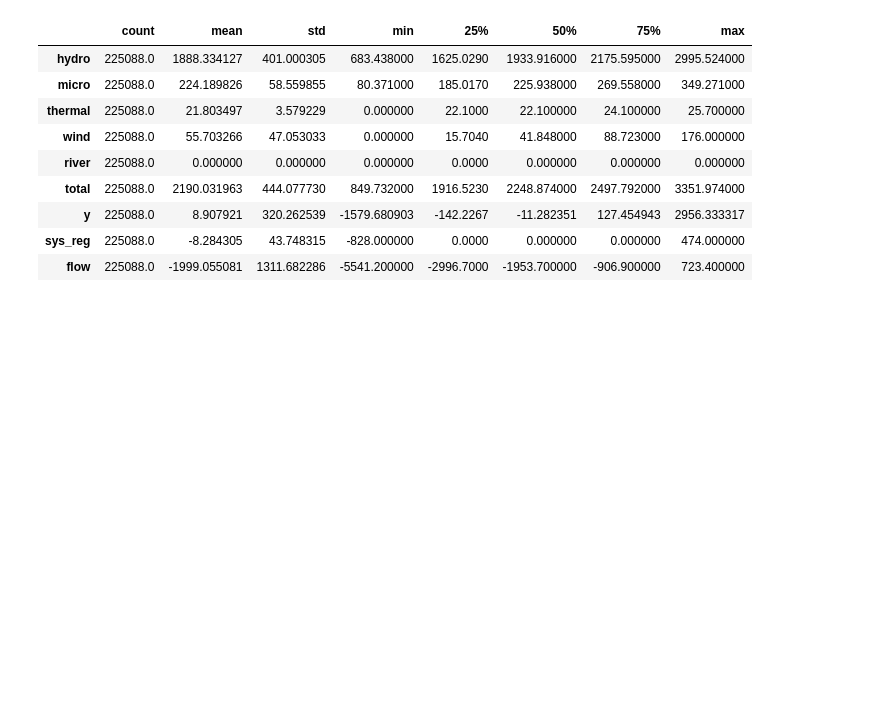
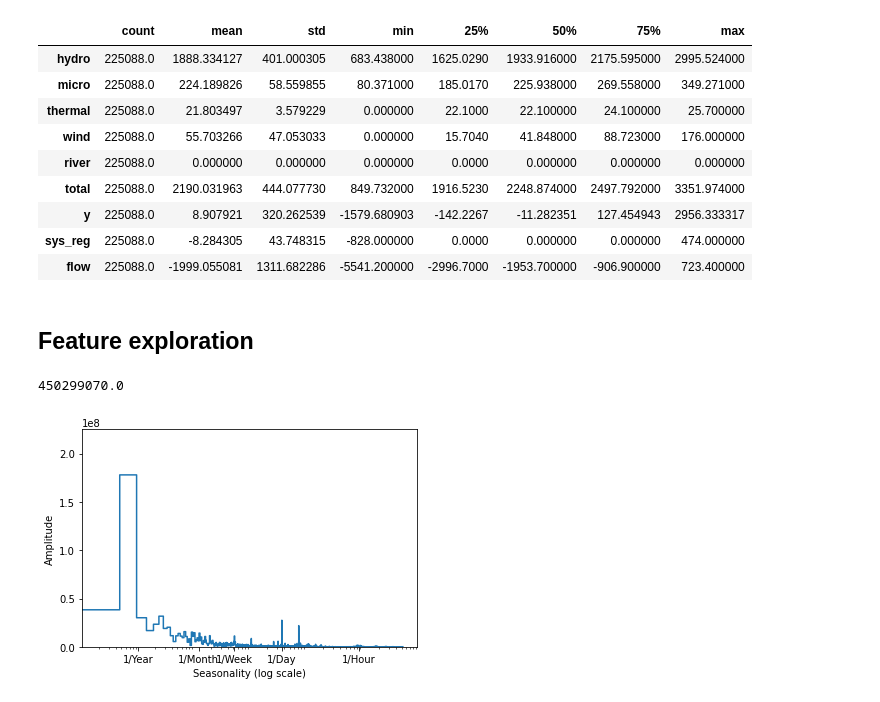
Before and after one commit to Kohmann/DL-power-imbalance-forecasting, a Jupyter notebook: data_exploration.ipynb, the cells around one changed output. Cells and saved outputs as stored; diff of their text form; code cells hidden in the pictures; blank space fills up the shorter version.

```diff
--- a/data_exploration.ipynb
+++ b/data_exploration.ipynb
@@ -38,3 +48,38 @@ df.describe().transpose()
 | y | 225088.0 | 8.907921 | 320.262539 | -1579.680903 | -142.2267 | -11.282351 | 127.454943 | 2956.333317 |
 | sys_reg | 225088.0 | -8.284305 | 43.748315 | -828.000000 | 0.0000 | 0.000000 | 0.000000 | 474.000000 |
 | flow | 225088.0 | -1999.055081 | 1311.682286 | -5541.200000 | -2996.7000 | -1953.700000 | -906.900000 | 723.400000 |
+# %% [markdown]
+## Feature exploration
+# %%
+df['start_time'] = pd.to_datetime(df['start_time'])
+fft = tf.signal.rfft(df.flow.values)
+fft_abs = np.abs(fft)
+fft_abs.max()
+# %% [output]
+450299070.0
+# %%
+n_samples_five_mins = df.shape[0]
+
+n_samples_clock_quarters = n_samples_five_mins / 4 # how many samples per clock quarter
+n_samples_hours = n_samples_five_mins / 12 # how many hours in the dataset
+n_samples_days =  n_samples_hours / 24 # how many days in the dataset
+n_samples_weeks = n_samples_days / 7 # how many weeks in the dataset
+n_samples_months = n_samples_days / 30 # how many months in the dataset
+n_samples_years = n_samples_days / 365 # how many years in the dataset
+
+five_mins_per_year = 12*24*365.2524 # how many 5-min samples per week
+years_per_dataset = n_samples_five_mins / five_mins_per_year # how many weeks in the dataset
+
+f_per_year = np.arange(0, len(fft)) / years_per_dataset
+
+plt.step(f_per_year, np.abs(fft))
+plt.xscale('log')
+plt.ylim(0, max(np.abs(fft)/2))
+plt.ylabel('Amplitude')
+plt.xlim([0.1, max(plt.xlim())])
+plt.xticks([1,  12 , 52, 365.2524, 365.2524*24 ], labels=['1/Year', '1/Month', '1/Week', '1/Day','1/Hour'])
+_ = plt.xlabel('Seasonality (log scale)')
+
+plt.show()
+# %% [output]
+[figure, added]
```
Also changed, not shown: parts of 40 cells of this notebook, 2 other files.
